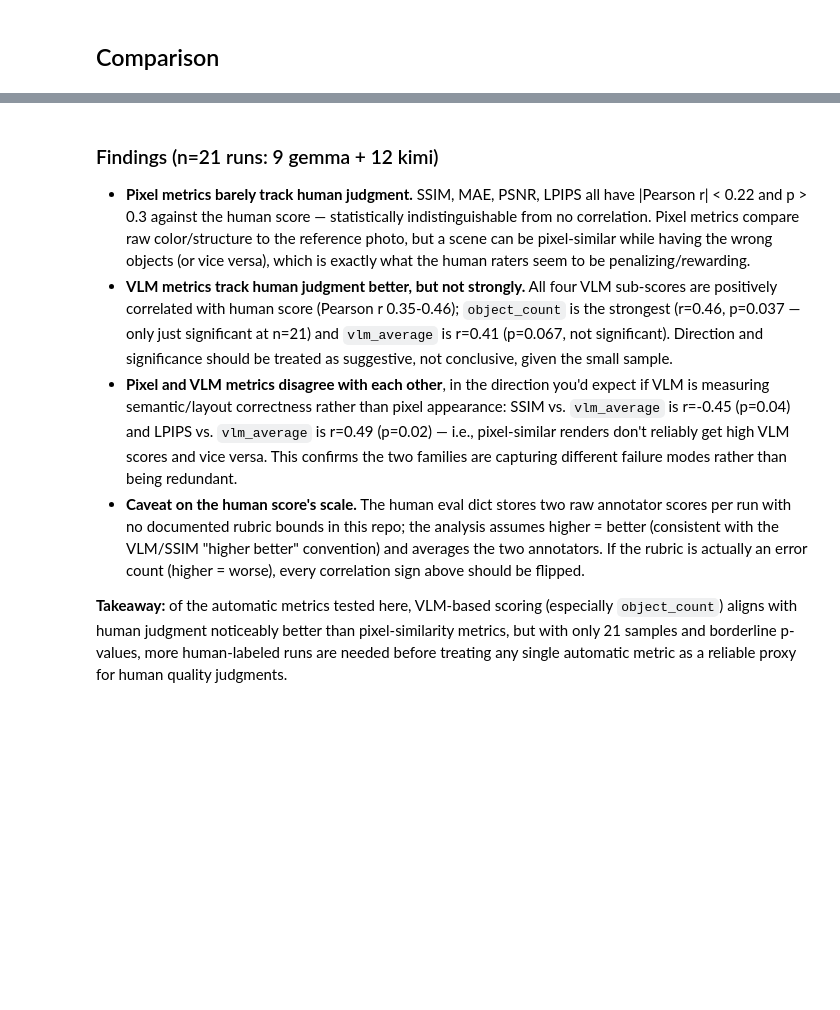
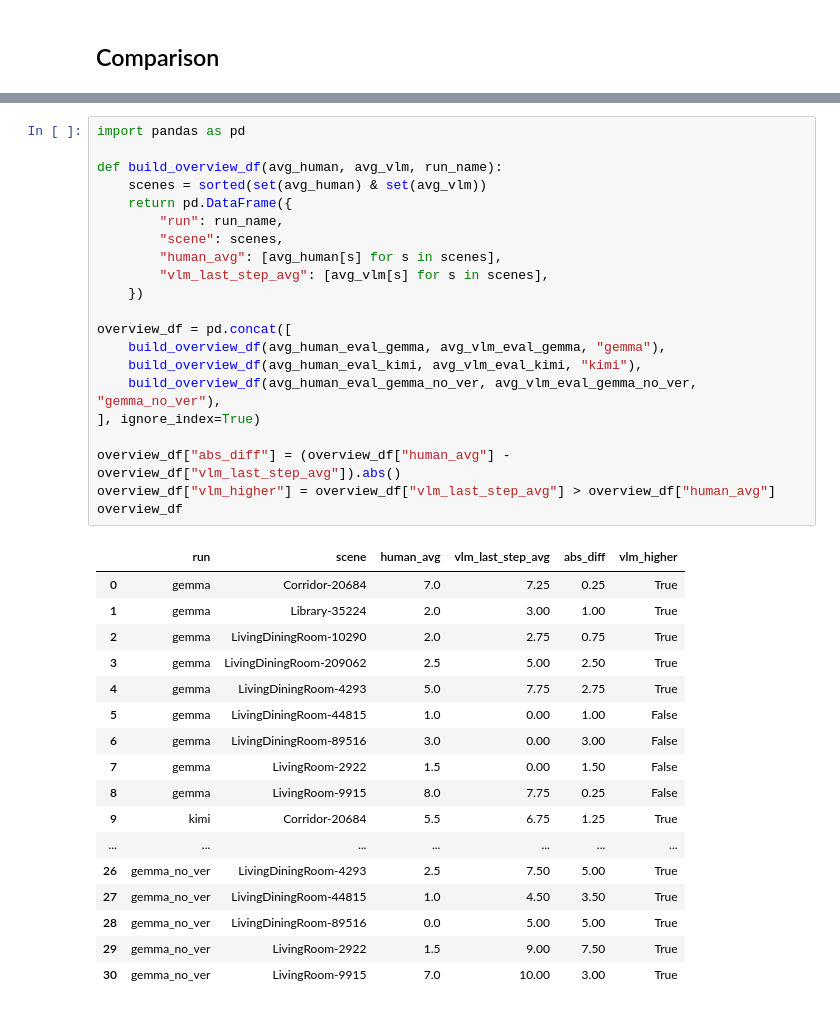
Before and after one commit to jonathansickert/3DFrontBench, a Jupyter notebook: notebooks/evaluate_runs.ipynb, the cells around one changed output, grey strips where cells are left out. Saved outputs shown, nothing was run; the diff lists cells and outputs as text; blank space fills up the shorter version.

```diff
--- a/notebooks/evaluate_runs.ipynb
+++ b/notebooks/evaluate_runs.ipynb
@@ -343,27 +237,39 @@ print(f"Saved {out_path}")
-# %% [markdown]
-### Findings (n=21 runs: 9 gemma + 12 kimi)
-
-- **Pixel metrics barely track human judgment.** SSIM, MAE, PSNR, LPIPS all have |Pearson r| < 0.22
-  and p > 0.3 against the human score — statistically indistinguishable from no correlation. Pixel
-  metrics compare raw color/structure to the reference photo, but a scene can be pixel-similar while
-  having the wrong objects (or vice versa), which is exactly what the human raters seem to be
-  penalizing/rewarding.
-- **VLM metrics track human judgment better, but not strongly.** All four VLM sub-scores are
-  positively correlated with human score (Pearson r 0.35-0.46); `object_count` is the strongest
-  (r=0.46, p=0.037 — only just significant at n=21) and `vlm_average` is r=0.41 (p=0.067, not
-  significant). Direction and significance should be treated as suggestive, not conclusive, given the
-  small sample.
-- **Pixel and VLM metrics disagree with each other**, in the direction you'd expect if VLM is
-  measuring semantic/layout correctness rather than pixel appearance: SSIM vs. `vlm_average` is
-  r=-0.45 (p=0.04) and LPIPS vs. `vlm_average` is r=0.49 (p=0.02) — i.e., pixel-similar renders don't
-  reliably get high VLM scores and vice versa. This confirms the two families are capturing
-  different failure modes rather than being redundant.
-- **Caveat on the human score's scale.** The human eval dict stores two raw annotator scores per run
-  with no documented rubric bounds in this repo; the analysis assumes higher = better (consistent
-  with the VLM/SSIM "higher better" convention) and averages the two annotators. If the rubric is
-  actually an error count (higher = worse), every correlation sign above should be flipped.
-
-**Takeaway:** of the automatic metrics tested here, VLM-based scoring (especially `object_count`)
-aligns with human judgment noticeably better than pixel-similarity metrics, but with only 21 samples
-and borderline p-values, more human-labeled runs are needed before treating any single automatic
-metric as a reliable proxy for human quality judgments.
+# %%
+import pandas as pd
+
+def build_overview_df(avg_human, avg_vlm, run_name):
+    scenes = sorted(set(avg_human) & set(avg_vlm))
+    return pd.DataFrame({
+        "run": run_name,
+        "scene": scenes,
+        "human_avg": [avg_human[s] for s in scenes],
+        "vlm_last_step_avg": [avg_vlm[s] for s in scenes],
+    })
+
+overview_df = pd.concat([
+    build_overview_df(avg_human_eval_gemma, avg_vlm_eval_gemma, "gemma"),
+    build_overview_df(avg_human_eval_kimi, avg_vlm_eval_kimi, "kimi"),
+    build_overview_df(avg_human_eval_gemma_no_ver, avg_vlm_eval_gemma_no_ver, "gemma_no_ver"),
+], ignore_index=True)
+
+overview_df["abs_diff"] = (overview_df["human_avg"] - overview_df["vlm_last_step_avg"]).abs()
+overview_df["vlm_higher"] = overview_df["vlm_last_step_avg"] > overview_df["human_avg"]
+overview_df
+# %% [output]
+|  | run | scene | human_avg | vlm_last_step_avg | abs_diff | vlm_higher |
+| 0 | gemma | Corridor-20684 | 7.0 | 7.25 | 0.25 | True |
+| 1 | gemma | Library-35224 | 2.0 | 3.00 | 1.00 | True |
+| 2 | gemma | LivingDiningRoom-10290 | 2.0 | 2.75 | 0.75 | True |
+| 3 | gemma | LivingDiningRoom-209062 | 2.5 | 5.00 | 2.50 | True |
+| 4 | gemma | LivingDiningRoom-4293 | 5.0 | 7.75 | 2.75 | True |
+| 5 | gemma | LivingDiningRoom-44815 | 1.0 | 0.00 | 1.00 | False |
+| 6 | gemma | LivingDiningRoom-89516 | 3.0 | 0.00 | 3.00 | False |
+| 7 | gemma | LivingRoom-2922 | 1.5 | 0.00 | 1.50 | False |
+| 8 | gemma | LivingRoom-9915 | 8.0 | 7.75 | 0.25 | False |
+| 9 | kimi | Corridor-20684 | 5.5 | 6.75 | 1.25 | True |
+| ... | ... | ... | ... | ... | ... | ... |
+| 26 | gemma_no_ver | LivingDiningRoom-4293 | 2.5 | 7.50 | 5.00 | True |
+| 27 | gemma_no_ver | LivingDiningRoom-44815 | 1.0 | 4.50 | 3.50 | True |
+| 28 | gemma_no_ver | LivingDiningRoom-89516 | 0.0 | 5.00 | 5.00 | True |
+| 29 | gemma_no_ver | LivingRoom-2922 | 1.5 | 9.00 | 7.50 | True |
+| 30 | gemma_no_ver | LivingRoom-9915 | 7.0 | 10.00 | 3.00 | True |
```
Also changed, not shown: parts of 8 cells of this notebook, 1 other file.
